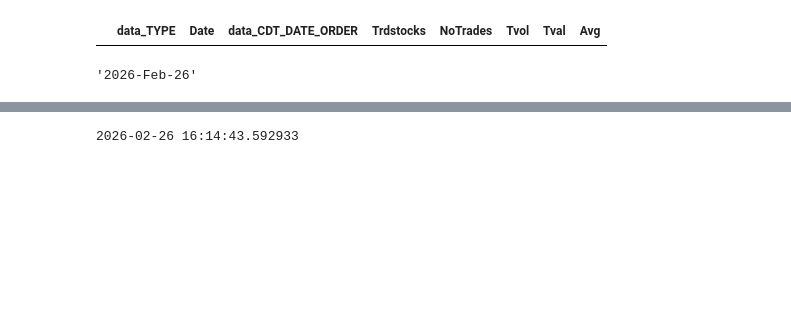
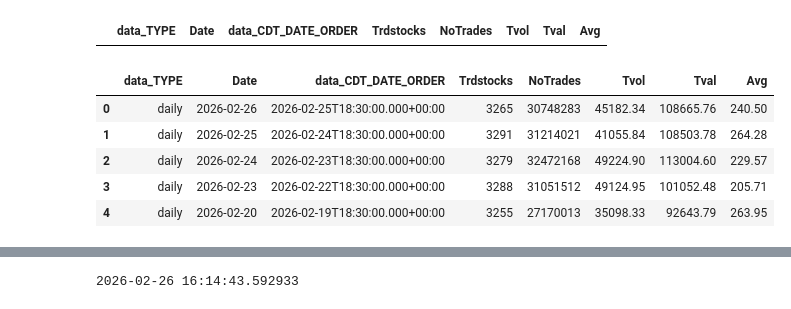
Before and after one commit to shailsun28/stockshortlisting, a Jupyter notebook: Untitled5.ipynb, the cells around one changed output, grey strips where cells are left out. Saved outputs shown, nothing was run; the diff lists cells and outputs as text; code cells hidden in the pictures; blank space fills up the shorter version.

```diff
--- a/Untitled5.ipynb
+++ b/Untitled5.ipynb
@@ -211,7 +211,7 @@ try:
     cm_df.rename(columns=cm_renaming, inplace=True)
     cm_df['Date'] = pd.to_datetime(cm_df['Date'], format='%d-%b-%Y')
     cm_df['Avg'] = round((cm_df['Tval']*100)/(cm_df['Tvol']), 2)
-    cm_df['Date'] = cm_df['Date'].dt.strftime('%Y-%m-%d')
+    #cm_df['Date'] = cm_df['Date'].dt.strftime('%Y-%m-%d')
 
     # --- PART B: F&O MARKET ---
     print(f"Fetching FnO data for {curr_mn}...")
@@ -238,7 +238,7 @@ try:
     conn = sqlite3.connect(DB_PATH)
 
     # Save CM Today
-    cm_today = cm_df[cm_df['Date'] == today_str]
+    #cm_today = cm_df[cm_df['Date'] == today_str]
     if not cm_today.empty:
         cm_cols = ['Date', 'Trdstocks', 'NoTrades','Tval', 'Tvol', 'Avg']
         cm_today['Date'] = cm_today['Date'].dt.strftime('%Y-%m-%d')
@@ -277,7 +277,12 @@ cm_today.head()
 # %% [output]
 |  | data_TYPE | Date | data_CDT_DATE_ORDER | Trdstocks | NoTrades | Tvol | Tval | Avg |
 # %%
-today_str
+cm_df.head()
 # %% [output]
-'2026-Feb-26'
+|  | data_TYPE | Date | data_CDT_DATE_ORDER | Trdstocks | NoTrades | Tvol | Tval | Avg |
+| 0 | daily | 2026-02-26 | 2026-02-25T18:30:00.000+00:00 | 3265 | 30748283 | 45182.34 | 108665.76 | 240.50 |
+| 1 | daily | 2026-02-25 | 2026-02-24T18:30:00.000+00:00 | 3291 | 31214021 | 41055.84 | 108503.78 | 264.28 |
+| 2 | daily | 2026-02-24 | 2026-02-23T18:30:00.000+00:00 | 3279 | 32472168 | 49224.90 | 113004.60 | 229.57 |
+| 3 | daily | 2026-02-23 | 2026-02-22T18:30:00.000+00:00 | 3288 | 31051512 | 49124.95 | 101052.48 | 205.71 |
+| 4 | daily | 2026-02-20 | 2026-02-19T18:30:00.000+00:00 | 3255 | 27170013 | 35098.33 | 92643.79 | 263.95 |
 # %%
```
Also changed, not shown: parts of 3 cells of this notebook.
